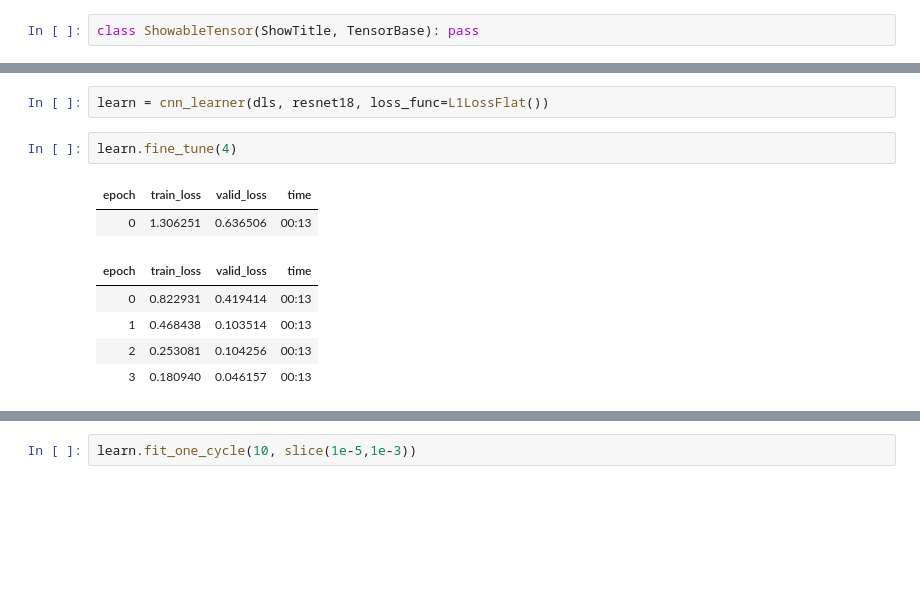
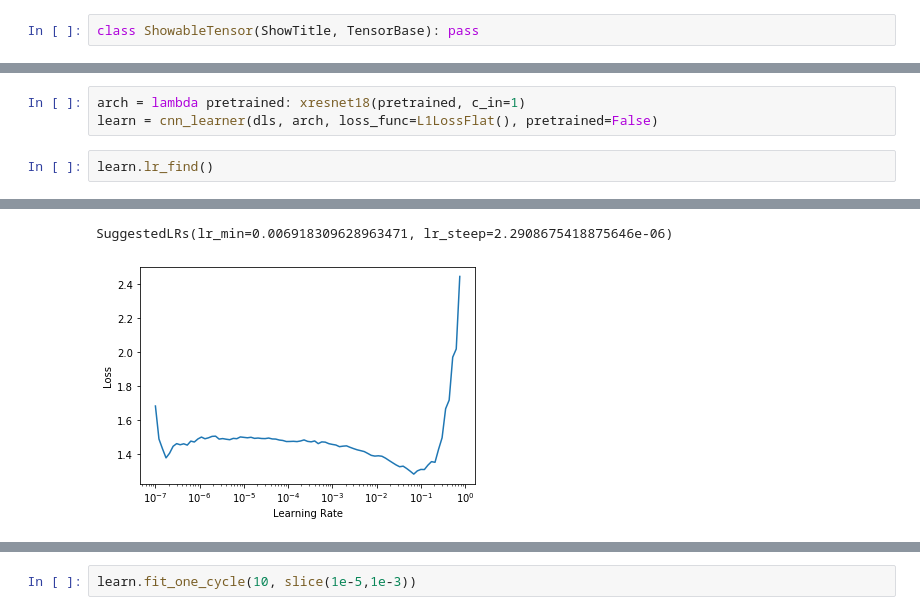
Before and after one commit to lgvaz/animal_sounds, a Jupyter notebook: experiments/train_duration.ipynb, the cells around one changed output, grey strips where cells are left out. Cells and saved outputs as stored; diff of their text form; blank space fills up the shorter version.

```diff
--- a/experiments/train_duration.ipynb
+++ b/experiments/train_duration.ipynb
@@ -16,12 +17,6 @@ dls.show_batch(nrows=1)
-# %%
-learn = cnn_learner(dls, resnet18, loss_func=L1LossFlat())
-# %%
-learn.fine_tune(4)
-# %% [output]
-| epoch | train_loss | valid_loss | time |
-| 0 | 1.306251 | 0.636506 | 00:13 |
-| epoch | train_loss | valid_loss | time |
-| 0 | 0.822931 | 0.419414 | 00:13 |
-| 1 | 0.468438 | 0.103514 | 00:13 |
-| 2 | 0.253081 | 0.104256 | 00:13 |
-| 3 | 0.180940 | 0.046157 | 00:13 |
+# %%
+arch = lambda pretrained: xresnet18(pretrained, c_in=1)
+learn = cnn_learner(dls, arch, loss_func=L1LossFlat(), pretrained=False)
+# %%
+learn.lr_find()
+# %% [output]
@@ -27,0 +24,2 @@ learn.fine_tune(4)
+SuggestedLRs(lr_min=0.006918309628963471, lr_steep=2.2908675418875646e-06)
+[figure, added]
```
Also changed, not shown: parts of 6 cells of this notebook, 1 other file.
